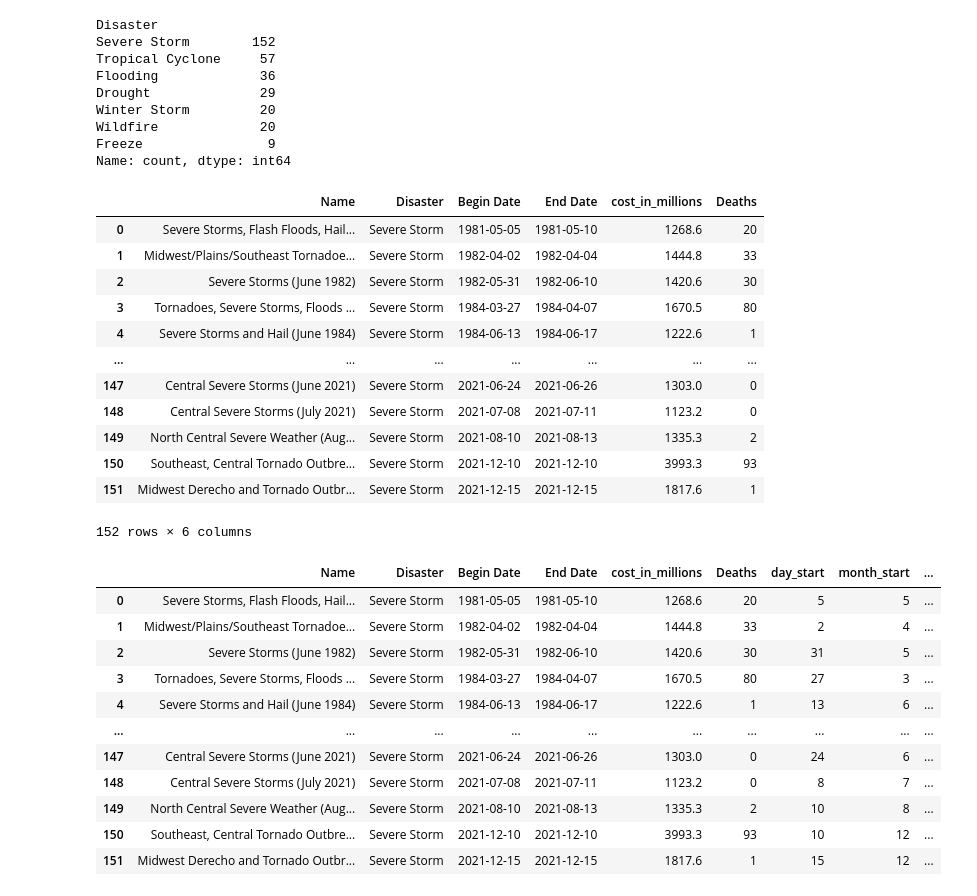
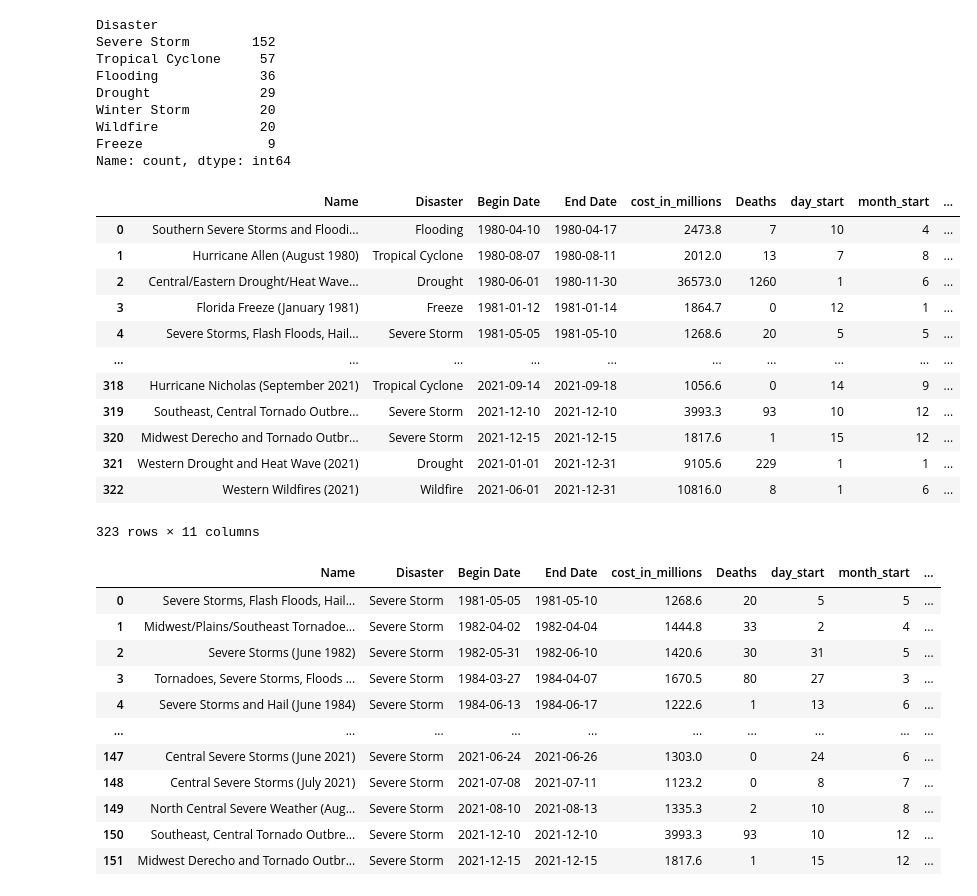
Before and after one commit to ryanlonergan/miniprojects, a Jupyter notebook: storm_damage_viz/storm_damage.ipynb, the cells around one changed output. Cells and saved outputs as stored; diff of their text form; code cells hidden in the pictures.

```diff
--- a/storm_damage_viz/storm_damage.ipynb
+++ b/storm_damage_viz/storm_damage.ipynb
@@ -39,19 +35,3 @@ severe_storm_df.reset_index(drop=True, inplace=True)
-# %%
-severe_storm_df
-# %% [output]
-|  | Name | Disaster | Begin Date | End Date | cost_in_millions | Deaths |
-| 0 | Severe Storms, Flash Floods, Hail... | Severe Storm | 1981-05-05 | 1981-05-10 | 1268.6 | 20 |
-| 1 | Midwest/Plains/Southeast Tornadoe... | Severe Storm | 1982-04-02 | 1982-04-04 | 1444.8 | 33 |
-| 2 | Severe Storms (June 1982) | Severe Storm | 1982-05-31 | 1982-06-10 | 1420.6 | 30 |
-| 3 | Tornadoes, Severe Storms, Floods ... | Severe Storm | 1984-03-27 | 1984-04-07 | 1670.5 | 80 |
-| 4 | Severe Storms and Hail (June 1984) | Severe Storm | 1984-06-13 | 1984-06-17 | 1222.6 | 1 |
-| ... | ... | ... | ... | ... | ... | ... |
-| 147 | Central Severe Storms (June 2021) | Severe Storm | 2021-06-24 | 2021-06-26 | 1303.0 | 0 |
-| 148 | Central Severe Storms (July 2021) | Severe Storm | 2021-07-08 | 2021-07-11 | 1123.2 | 0 |
-| 149 | North Central Severe Weather (Aug... | Severe Storm | 2021-08-10 | 2021-08-13 | 1335.3 | 2 |
-| 150 | Southeast, Central Tornado Outbre... | Severe Storm | 2021-12-10 | 2021-12-10 | 3993.3 | 93 |
-| 151 | Midwest Derecho and Tornado Outbr... | Severe Storm | 2021-12-15 | 2021-12-15 | 1817.6 | 1 |
-152 rows × 6 columns
 # %%
 # created columns for day, month and year to assist in future work
 # Went with start date as it would be most relevant for investigating, but can change/add to if needed
@@ -62,18 +42,18 @@ severe_storm_df['day_start'], severe_storm_df['month_start'], severe_storm_df['y
 # %%
 # meteorologic seasons are easier to define as they encompass entire months
 # can also just do season mapping from the beginning, but like to keep it this way to show different methods and for simplifying steps
-met_season_numbers = [month % 12 // 3 + 1 for month in severe_storm_df['month_start']]
+met_season_numbers = [month % 12 // 3 + 1 for month in storm_df['month_start']]
 
 season_mapping = {1: 'winter', 2: 'spring', 3: 'summer', 4: 'fall'}
 
 met_season = [season_mapping[number] for number in met_season_numbers]
-severe_storm_df['met_season'] = met_season
+storm_df['met_season'] = met_season
 # %%
 # Calendar seasons require more logic
 # using a start day of the 21st for each season, 3, 6, 9, 12
 cal_season = []
 
-for row in severe_storm_df.itertuples():
+for row in storm_df.itertuples():
     if row.month_start in [1,2]:
         cal_season.append('winter')
     elif row.month_start in [4,5]:
@@ -104,4 +84,20 @@ for row in severe_storm_df.itertuples():
         else:
             cal_season.append('winter')
 
-severe_storm_df['cal_season'] = cal_season
+storm_df['cal_season'] = cal_season
+# %%
+storm_df
+# %% [output]
+|  | Name | Disaster | Begin Date | End Date | cost_in_millions | Deaths | day_start | month_start | ... |
+| 0 | Southern Severe Storms and Floodi... | Flooding | 1980-04-10 | 1980-04-17 | 2473.8 | 7 | 10 | 4 | ... |
+| 1 | Hurricane Allen (August 1980) | Tropical Cyclone | 1980-08-07 | 1980-08-11 | 2012.0 | 13 | 7 | 8 | ... |
+| 2 | Central/Eastern Drought/Heat Wave... | Drought | 1980-06-01 | 1980-11-30 | 36573.0 | 1260 | 1 | 6 | ... |
+| 3 | Florida Freeze (January 1981) | Freeze | 1981-01-12 | 1981-01-14 | 1864.7 | 0 | 12 | 1 | ... |
+| 4 | Severe Storms, Flash Floods, Hail... | Severe Storm | 1981-05-05 | 1981-05-10 | 1268.6 | 20 | 5 | 5 | ... |
+| ... | ... | ... | ... | ... | ... | ... | ... | ... | ... |
+| 318 | Hurricane Nicholas (September 2021) | Tropical Cyclone | 2021-09-14 | 2021-09-18 | 1056.6 | 0 | 14 | 9 | ... |
+| 319 | Southeast, Central Tornado Outbre... | Severe Storm | 2021-12-10 | 2021-12-10 | 3993.3 | 93 | 10 | 12 | ... |
+| 320 | Midwest Derecho and Tornado Outbr... | Severe Storm | 2021-12-15 | 2021-12-15 | 1817.6 | 1 | 15 | 12 | ... |
+| 321 | Western Drought and Heat Wave (2021) | Drought | 2021-01-01 | 2021-12-31 | 9105.6 | 229 | 1 | 1 | ... |
+| 322 | Western Wildfires (2021) | Wildfire | 2021-06-01 | 2021-12-31 | 10816.0 | 8 | 1 | 6 | ... |
+323 rows × 11 columns
```
Also changed, not shown: parts of 6 cells of this notebook.
